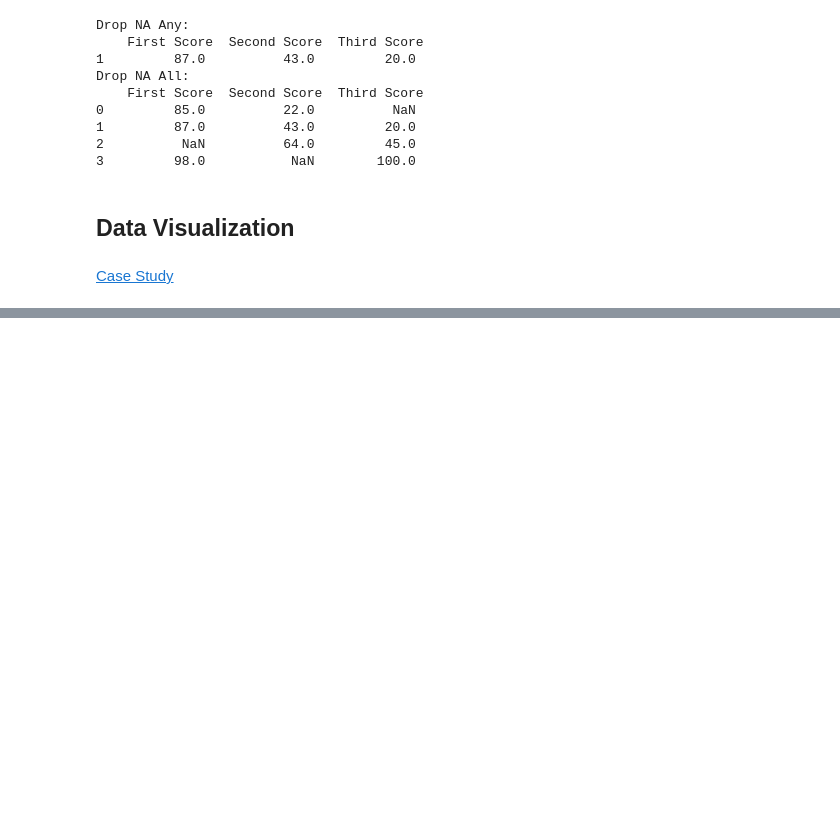
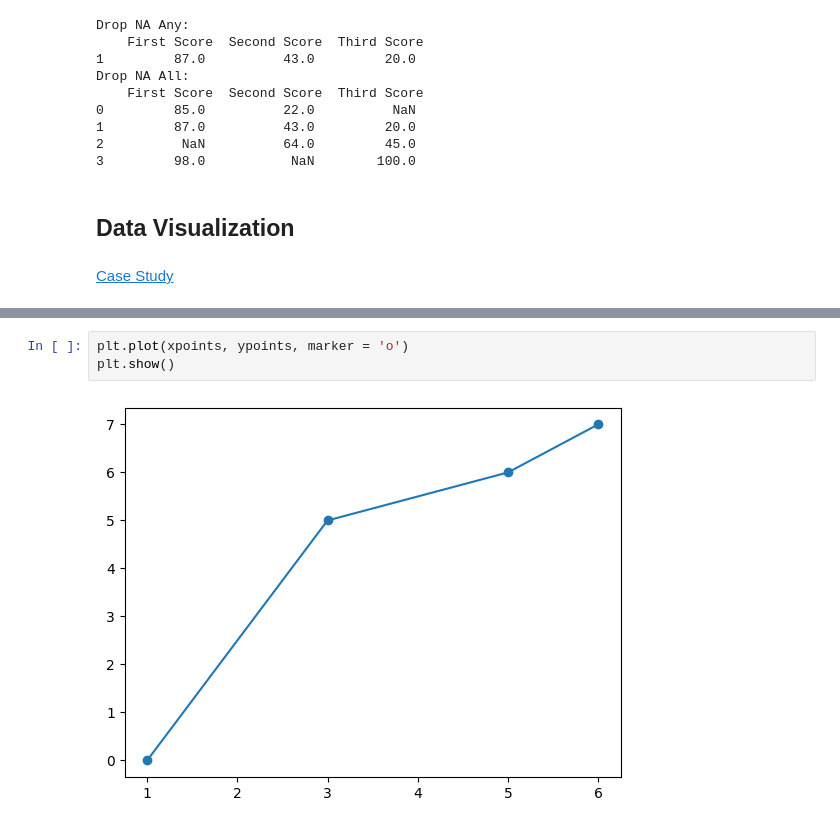
Before and after one commit to ramendrasingla/data-analysis-tutorial, a Jupyter notebook: Data_Analysis_Tutorial.ipynb, the cells around one changed output, grey strips where cells are left out. Saved outputs shown, nothing was run; the diff lists cells and outputs as text; blank space fills up the shorter version.

```diff
--- a/Data_Analysis_Tutorial.ipynb
+++ b/Data_Analysis_Tutorial.ipynb
@@ -270,0 +395,5 @@ Drop NA All:
+# %%
+plt.plot(xpoints, ypoints, marker = 'o')
+plt.show()
+# %% [output]
+[figure, added]
```
Also changed, not shown: parts of 68 cells of this notebook.
